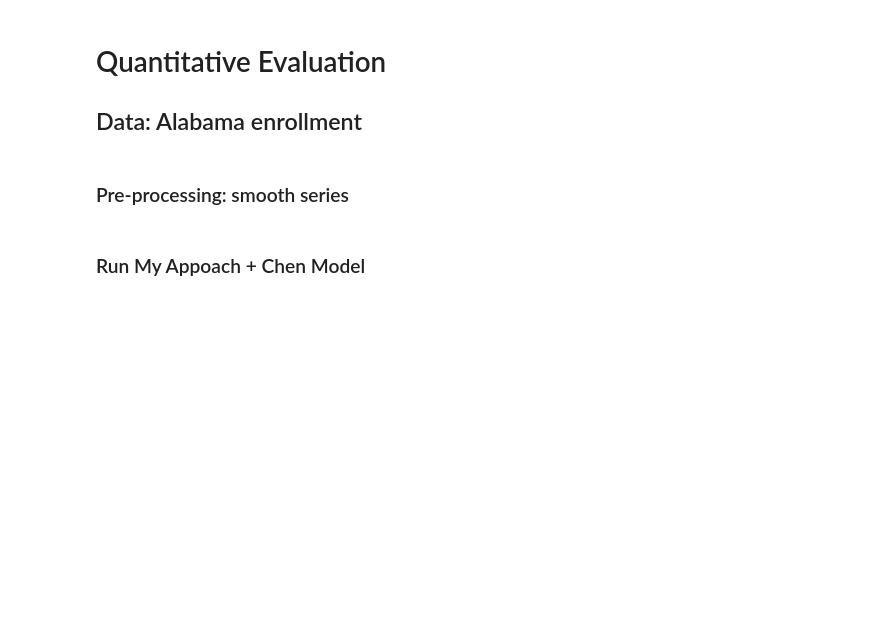
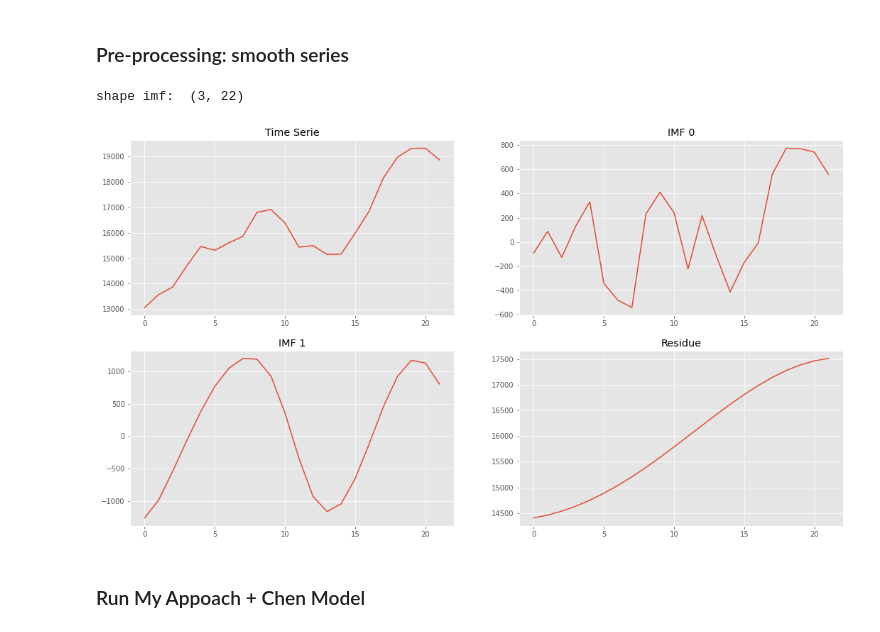
Before and after one commit to Marcos001/Filtered-Fuzzy-Time-Series, a Jupyter notebook: F-fts/IlustrativeExample.ipynb, the cells around one changed output. Cells and saved outputs as stored; diff of their text form; code cells hidden in the pictures; blank space fills up the shorter version.

```diff
--- a/F-fts/Quantitative Evaluation.ipynb
+++ b/F-fts/IlustrativeExample.ipynb
@@ -6,7 +10,3 @@ from PyEMD import EMD
 import seaborn as sns
 import matplotlib.pyplot as plt
 cores = sns.color_palette(n_colors=21)
-# %% [markdown]
-# Quantitative Evaluation
-
-## Data: Alabama enrollment
@@ -27,6 +27,11 @@ df_fts[col] = ala
 
 col_imf = 'residue'
 df_fts[col_imf] = imfs[1]+imfs[2]
+# %%
+fts_util.plot_imfs(df_fts[col].values, imfs, fs=(18,10))
+# %% [output]
+shape imf:  (3, 22)
+[figure, added]
 # %% [markdown]
 ### Run My Appoach + Chen Model
 # %%
```
Also changed, not shown: parts of 9 cells of this notebook, 3 other files.
